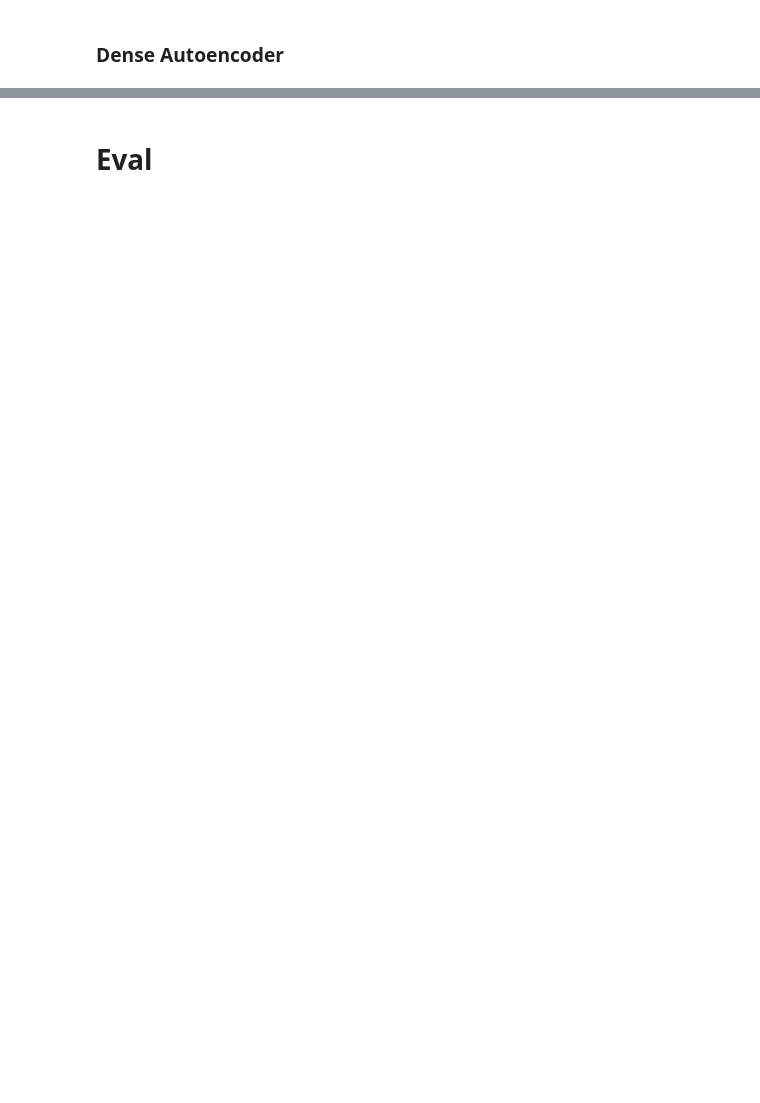
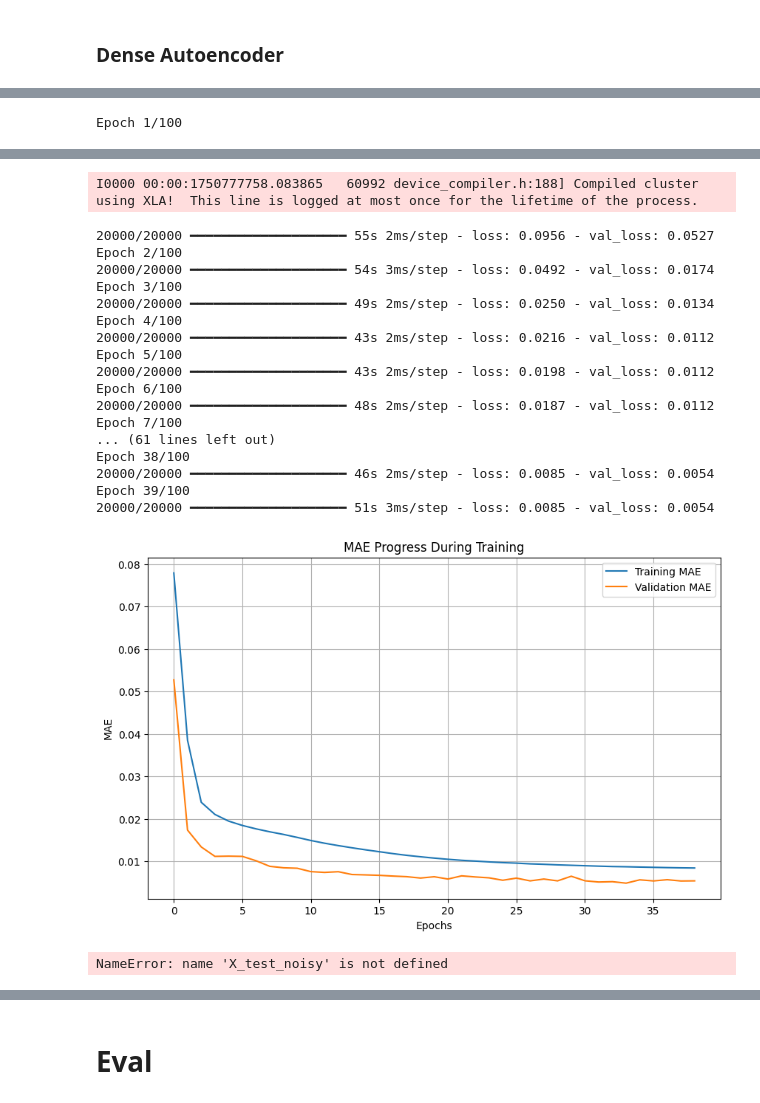
Before and after one commit to chikobara/Lumos, a Jupyter notebook: examples/papers/DZF-MLBiosignatureClassification/03_AE_CH4.ipynb, the cells around one changed output, grey strips where cells are left out. Saved outputs shown, nothing was run; the diff lists cells and outputs as text; code cells hidden in the pictures; blank space fills up the shorter version.

```diff
--- a/examples/papers/DZF-MLBiosignatureClassification/03_AE_CH4.ipynb
+++ b/examples/papers/DZF-MLBiosignatureClassification/03_AE_CH4.ipynb
@@ -664,7 +602,8 @@ gc.collect()
 # %% [markdown]
 ### Dense Autoencoder
 # %%
-input_dim = X_train_noisy.shape[1]
+# input_dim = X_train_noisy.shape[1]
+input_dim = tf_train_dataset.element_spec[0].shape[1]
 
 input_spectrum = keras.Input(shape=(input_dim,))
 
@@ -700,0 +662,31 @@ autoencoder.summary()
+# %%
+# Train the autoencoder
+# history = autoencoder.fit(
+#     X_train_noisy,
+#     X_train_clean,
+#     epochs=100,
+#     batch_size=64,
+#     shuffle=True,
+#     validation_data=(X_test_noisy, X_test_clean),
+#     callbacks=[
+#         keras.callbacks.EarlyStopping(
+#             monitor="val_loss", patience=5, restore_best_weights=True
+#         )
+#     ],
+# )
+
+history = autoencoder.fit(
+    tf_train_dataset,  # Pass the training dataset
+    epochs=100,
+    validation_data=tf_val_dataset,  # Pass the validation dataset
+    callbacks=[
+        keras.callbacks.EarlyStopping(
+            monitor="val_loss", patience=5, restore_best_weights=True
+        )
+    ],
+)
+
+# Save the trained model
+autoencoder.save("AE_CH4.keras")
+# %% [output]
+Epoch 1/100
@@ -701 +712,21 @@ autoencoder.summary()
+I0000 00:00:1750777758.083865   60992 device_compiler.h:188] Compiled cluster using XLA!  This line is logged at most once for the lifetime of the process.
+20000/20000 ━━━━━━━━━━━━━━━━━━━━ 55s 2ms/step - loss: 0.0956 - val_loss: 0.0527
+Epoch 2/100
+20000/20000 ━━━━━━━━━━━━━━━━━━━━ 54s 3ms/step - loss: 0.0492 - val_loss: 0.0174
+Epoch 3/100
+20000/20000 ━━━━━━━━━━━━━━━━━━━━ 49s 2ms/step - loss: 0.0250 - val_loss: 0.0134
+Epoch 4/100
+20000/20000 ━━━━━━━━━━━━━━━━━━━━ 43s 2ms/step - loss: 0.0216 - val_loss: 0.0112
+Epoch 5/100
+20000/20000 ━━━━━━━━━━━━━━━━━━━━ 43s 2ms/step - loss: 0.0198 - val_loss: 0.0112
+Epoch 6/100
+20000/20000 ━━━━━━━━━━━━━━━━━━━━ 48s 2ms/step - loss: 0.0187 - val_loss: 0.0112
+Epoch 7/100
+... (61 lines left out)
+Epoch 38/100
+20000/20000 ━━━━━━━━━━━━━━━━━━━━ 46s 2ms/step - loss: 0.0085 - val_loss: 0.0054
+Epoch 39/100
+20000/20000 ━━━━━━━━━━━━━━━━━━━━ 51s 3ms/step - loss: 0.0085 - val_loss: 0.0054
+[figure, added]
+NameError: name 'X_test_noisy' is not defined
 # %%
```
Also changed, not shown: parts of 23 cells of this notebook, 11 other files.
